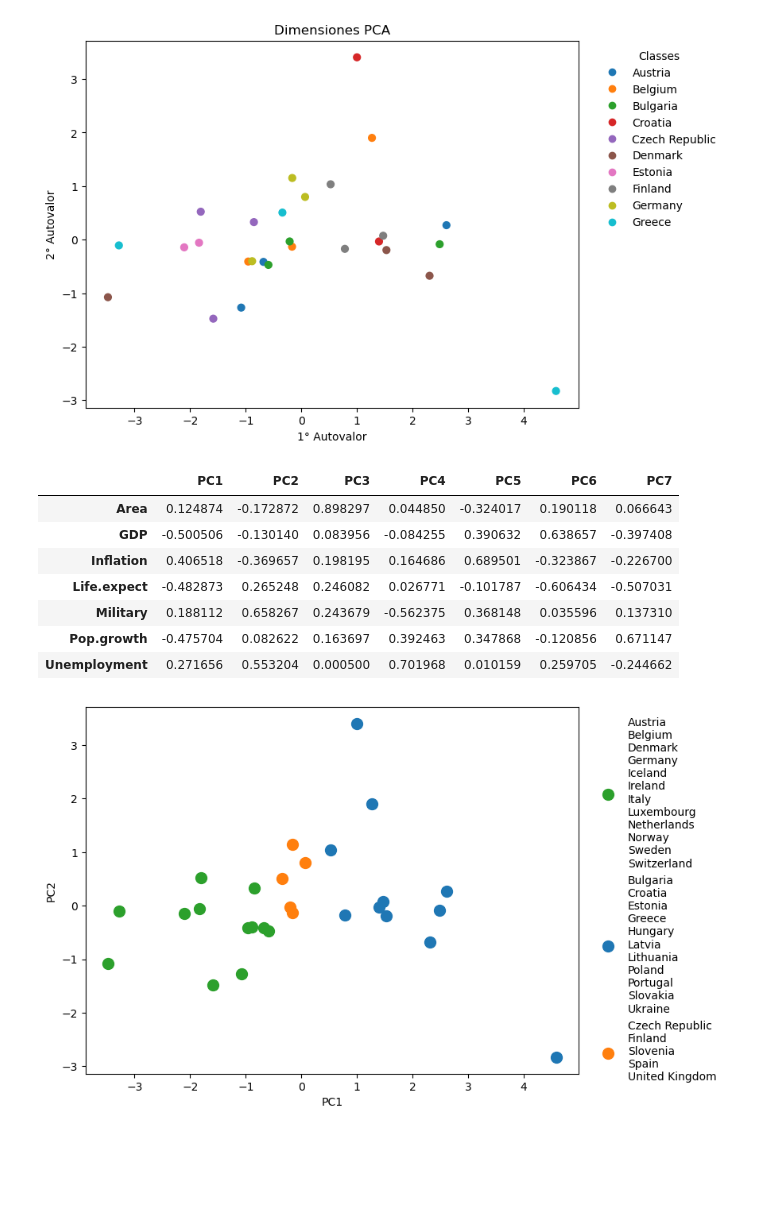
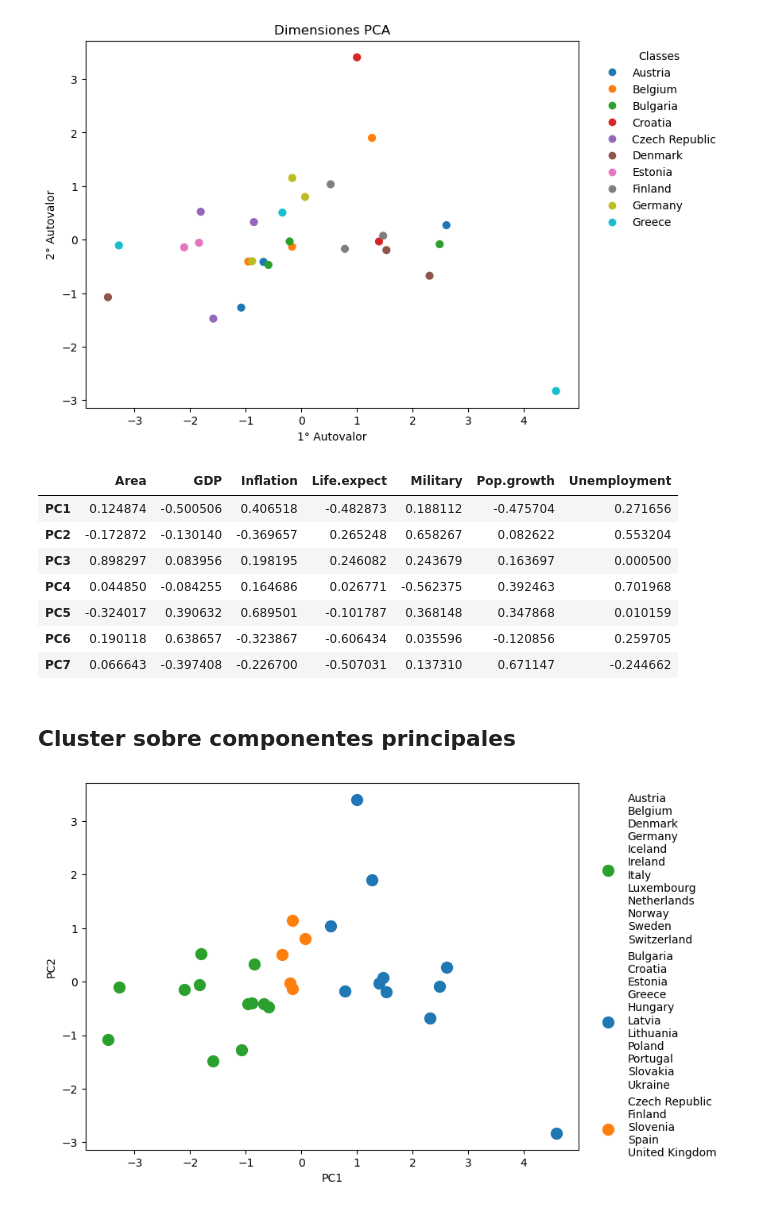
Before and after one commit to ArianSAGGESE7/sia-tp4, a Jupyter notebook: notebooks/TareaPCA.ipynb, the cells around one changed output. Drawn from its saved outputs; the diff is of its cells as text; code cells hidden in the pictures; blank space fills up the shorter version.

```diff
--- a/notebooks/TareaPCA.ipynb
+++ b/notebooks/TareaPCA.ipynb
@@ -102,19 +104,21 @@ plt.show()
 # %%
 loadings = pd.DataFrame(
     pca.components_.T,
     index=df.columns,
     columns=["PC{}".format(i+1) for i, _ in enumerate(pca.components_)]
 )
-loadings
+loadings.T
 # %% [output]
-|  | PC1 | PC2 | PC3 | PC4 | PC5 | PC6 | PC7 |
-| Area | 0.124874 | -0.172872 | 0.898297 | 0.044850 | -0.324017 | 0.190118 | 0.066643 |
-| GDP | -0.500506 | -0.130140 | 0.083956 | -0.084255 | 0.390632 | 0.638657 | -0.397408 |
-| Inflation | 0.406518 | -0.369657 | 0.198195 | 0.164686 | 0.689501 | -0.323867 | -0.226700 |
-| Life.expect | -0.482873 | 0.265248 | 0.246082 | 0.026771 | -0.101787 | -0.606434 | -0.507031 |
-| Military | 0.188112 | 0.658267 | 0.243679 | -0.562375 | 0.368148 | 0.035596 | 0.137310 |
-| Pop.growth | -0.475704 | 0.082622 | 0.163697 | 0.392463 | 0.347868 | -0.120856 | 0.671147 |
-| Unemployment | 0.271656 | 0.553204 | 0.000500 | 0.701968 | 0.010159 | 0.259705 | -0.244662 |
+|  | Area | GDP | Inflation | Life.expect | Military | Pop.growth | Unemployment |
+| PC1 | 0.124874 | -0.500506 | 0.406518 | -0.482873 | 0.188112 | -0.475704 | 0.271656 |
+| PC2 | -0.172872 | -0.130140 | -0.369657 | 0.265248 | 0.658267 | 0.082622 | 0.553204 |
+| PC3 | 0.898297 | 0.083956 | 0.198195 | 0.246082 | 0.243679 | 0.163697 | 0.000500 |
+| PC4 | 0.044850 | -0.084255 | 0.164686 | 0.026771 | -0.562375 | 0.392463 | 0.701968 |
+| PC5 | -0.324017 | 0.390632 | 0.689501 | -0.101787 | 0.368148 | 0.347868 | 0.010159 |
+| PC6 | 0.190118 | 0.638657 | -0.323867 | -0.606434 | 0.035596 | -0.120856 | 0.259705 |
+| PC7 | 0.066643 | -0.397408 | -0.226700 | -0.507031 | 0.137310 | 0.671147 | -0.244662 |
+# %% [markdown]
+## Cluster sobre componentes principales
 # %%
 import sys; sys.path.append("..")
 from src.kohonen import Kohonen
```
Also changed, not shown: parts of 15 cells of this notebook.
